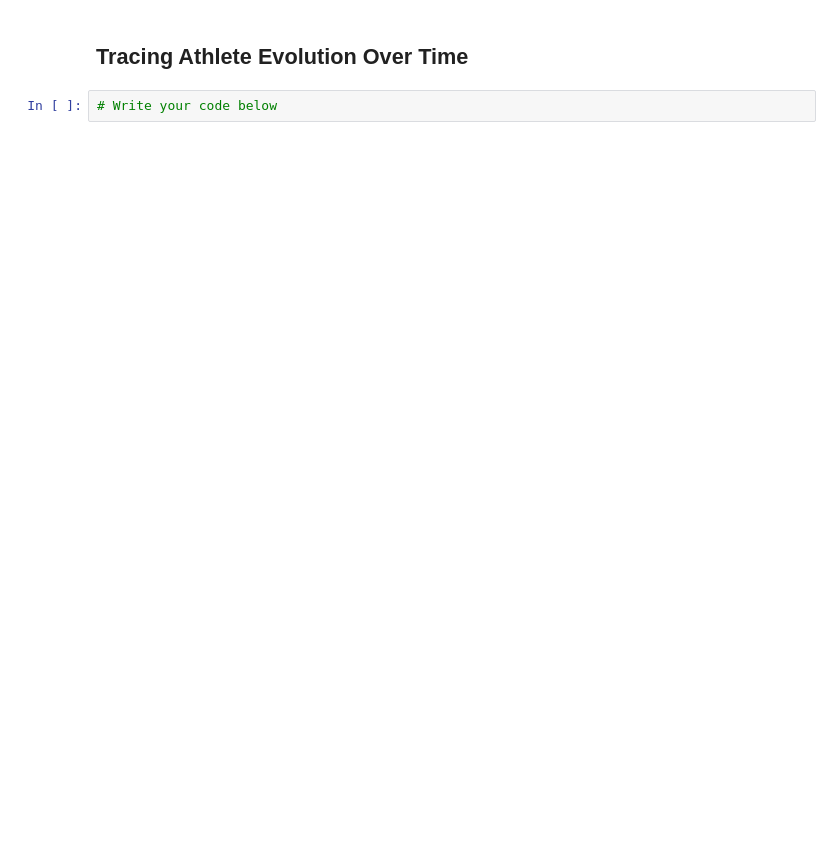
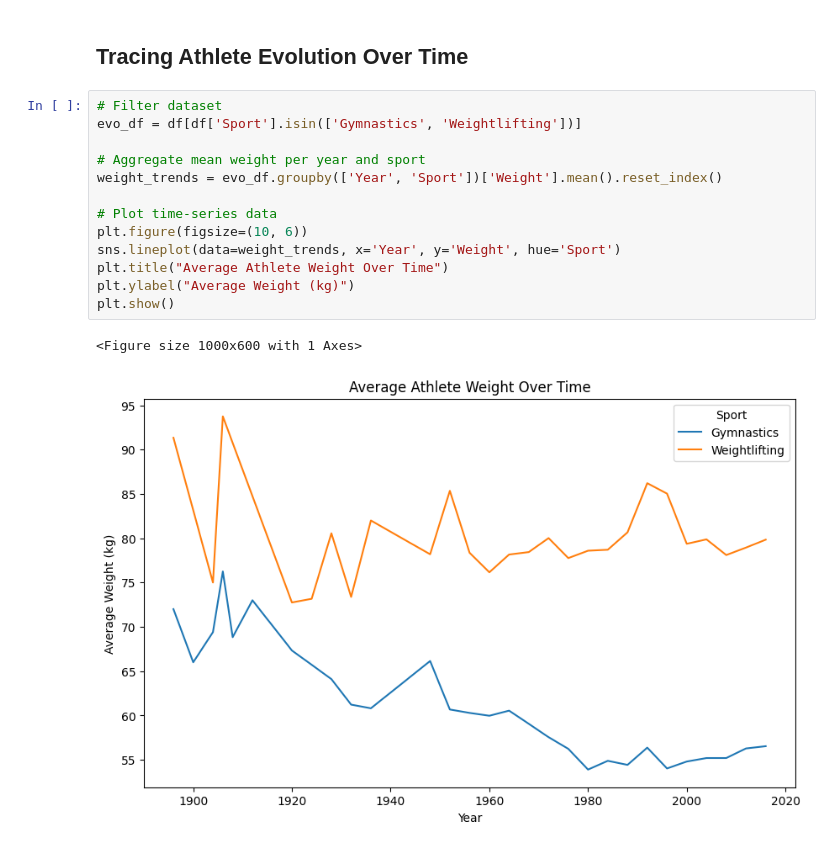
Before and after one commit to PbayonG/codefinity-exploring-olympic-history-through-data-visualization, a Jupyter notebook: notebook.ipynb, the cells around one changed output. Drawn from its saved outputs; the diff is of its cells as text; blank space fills up the shorter version.

```diff
--- a/notebook.ipynb
+++ b/notebook.ipynb
@@ -107,4 +106,18 @@ sns.boxplot(
 # %% [markdown]
 ## Tracing Athlete Evolution Over Time
 # %%
-# Write your code below
+# Filter dataset
+evo_df = df[df['Sport'].isin(['Gymnastics', 'Weightlifting'])]
+
+# Aggregate mean weight per year and sport
+weight_trends = evo_df.groupby(['Year', 'Sport'])['Weight'].mean().reset_index()
+
+# Plot time-series data
+plt.figure(figsize=(10, 6))
+sns.lineplot(data=weight_trends, x='Year', y='Weight', hue='Sport')
+plt.title("Average Athlete Weight Over Time")
+plt.ylabel("Average Weight (kg)")
+plt.show()
+# %% [output]
+<Figure size 1000x600 with 1 Axes>
+[figure, added]
```
Also changed, not shown: parts of 4 cells of this notebook, 1 other file.
